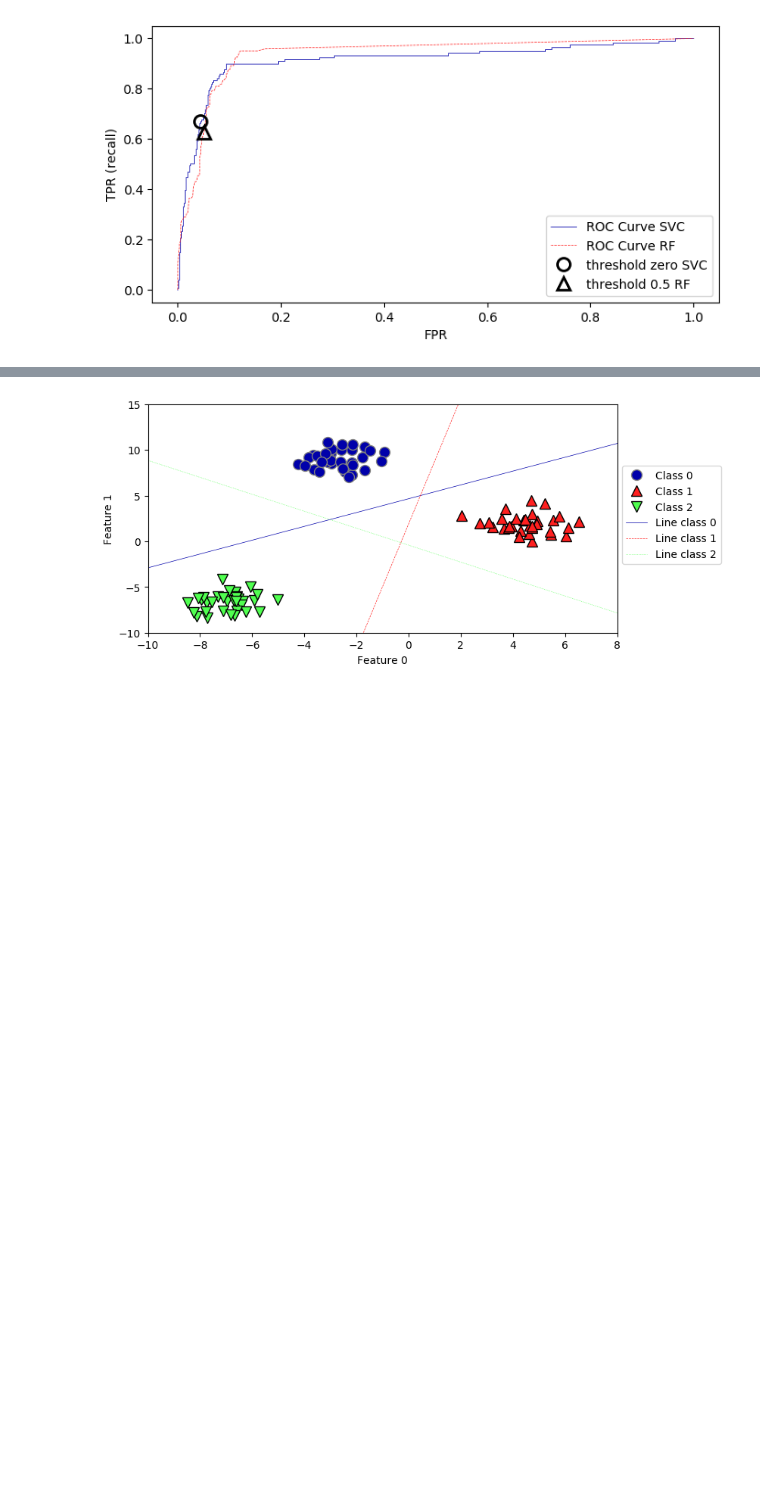
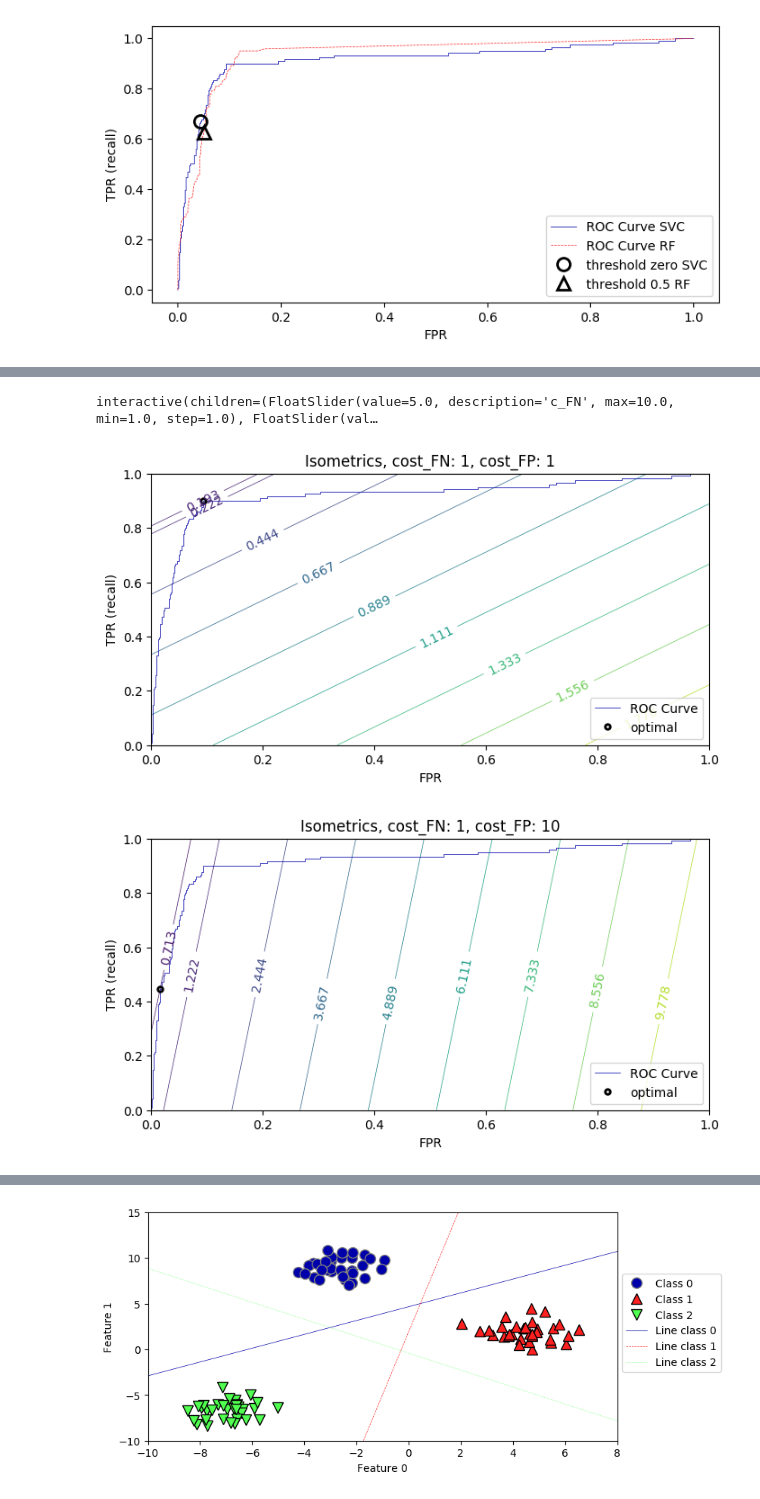
Before and after one commit to ML-course/engineer, a Jupyter notebook: notebooks/03 - Model Selection.ipynb, the cells around one changed output, grey strips where cells are left out. Drawn from its saved outputs; the diff is of its cells as text; code cells hidden in the pictures; blank space fills up the shorter version.

```diff
--- a/notebooks/03 - Model Selection.ipynb
+++ b/notebooks/03 - Model Selection.ipynb
@@ -1065,0 +1028,47 @@ svc_auc = roc_auc_score(y_test, svc.decision_function(X_test))
+# %%
+import ipywidgets as widgets
+from ipywidgets import interact, interact_manual
+
+# Cost function
+def cost(fpr, tpr, cost_FN, cost_FP):
+    return fpr * cost_FP + (1 - tpr) * cost_FN;
+
+@interact
+def plot_isometrics(c_FN=(1,10.0,1.0), c_FP=(1,10.0,1.0)):
+    plt.rcParams['savefig.dpi'] = 100 # Use 300 for PDF, 100 for slides
+    from sklearn.metrics import roc_curve
+    fpr, tpr, thresholds = roc_curve(y_test, svc.decision_function(X_test))
+
+    # get minimum
+    costs = [cost(fpr[x],tpr[x],c_FN,c_FP) for x in range(len(thresholds))]
+    min_cost = np.min(costs)
+    min_thres = np.argmin(costs)
+
+    # plot contours
+    x = np.arange(0.0, 1.1, 0.1)
+    y = np.arange(0.0, 1.1, 0.1)
+    Xp, Yp = np.meshgrid(x, y)
+    costs = [cost(f, t, c_FN, c_FP) for f, t in zip(Xp,Yp)]
+
+    plt.plot(fpr, tpr, label="ROC Curve")
+    levels = np.linspace(np.array(costs).min(), np.array(costs).max(), 10)
+    levels = np.sort(np.append(levels, min_cost))
+    CS = plt.contour(Xp, Yp, costs, levels)
+    plt.clabel(CS, inline=1, fontsize=10)
+
+    plt.xlabel("FPR")
+    plt.ylabel("TPR (recall)")
+    # find threshold closest to zero:
+    plt.plot(fpr[min_thres], tpr[min_thres], 'o', markersize=4,
+             label="optimal", fillstyle="none", c='k', mew=2)
+    plt.legend(loc=4);
+    plt.title("Isometrics, cost_FN: {}, cost_FP: {}".format(c_FN, c_FP))
+    plt.show()
+# %% [output]
+interactive(children=(FloatSlider(value=5.0, description='c_FN', max=10.0, min=1.0, step=1.0), FloatSlider(val…
+# %%
+for cFP in [1, 10]:
+    plot_isometrics(1,cFP)
+# %% [output]
+[figure, added]
+[figure, added]
```
Also changed, not shown: parts of 89 cells of this notebook, 3 other files.
